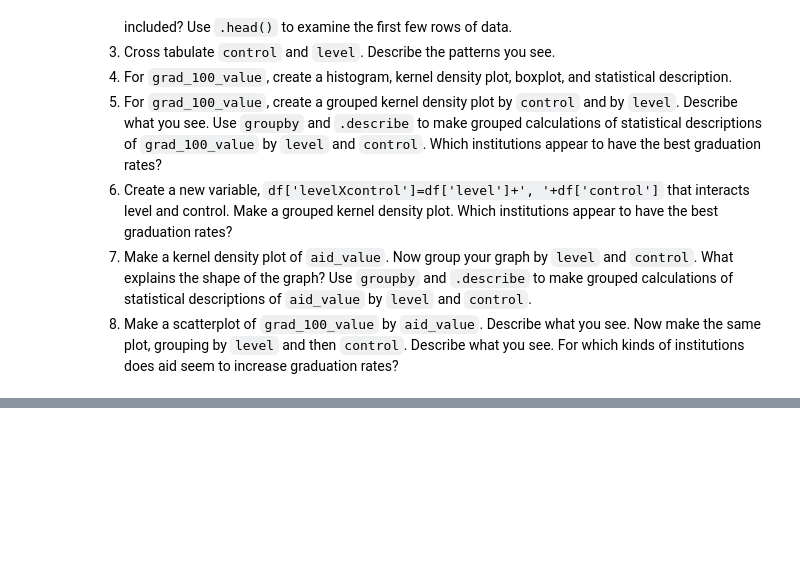
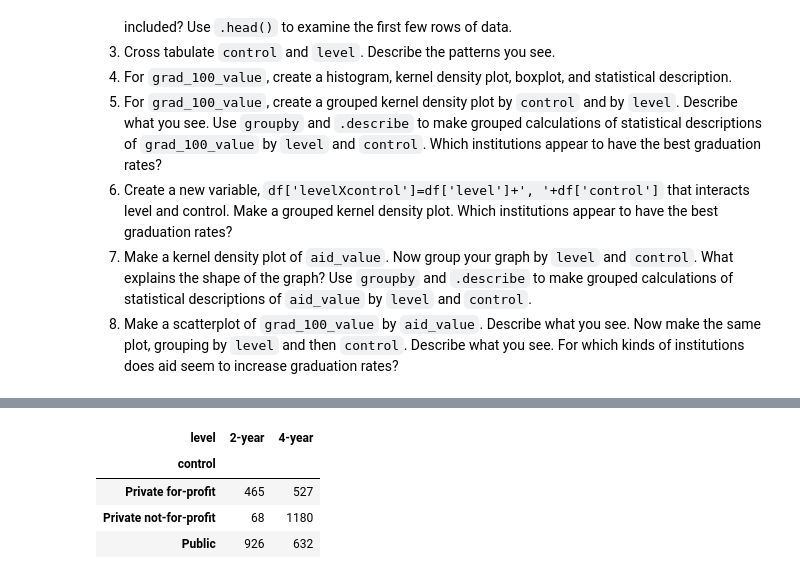
Before and after one commit to miacachion/visualization_assignment, a Jupyter notebook: assignment.ipynb, the cells around one changed output, grey strips where cells are left out. Saved outputs shown, nothing was run; the diff lists cells and outputs as text; code cells hidden in the pictures; blank space fills up the shorter version.

```diff
--- a/assignment.ipynb
+++ b/assignment.ipynb
@@ -69,0 +99,13 @@ df.head()
+# %%
+#3
+
+pd.crosstab(df['control'], df['level'])
+
+# Patterns noticed: Across this data set 2-year universities are most commonly public and 4-year universities most commonly private not-for-profit
+#                   Smallest recorded value is 2-year private not-for-profit, highest recorded value is 4-year private not-for-profit
+# %% [output]
+| level | 2-year | 4-year |
+| control |  |  |
+| Private for-profit | 465 | 527 |
+| Private not-for-profit | 68 | 1180 |
+| Public | 926 | 632 |
```
Also changed, not shown: parts of 3 cells of this notebook.
